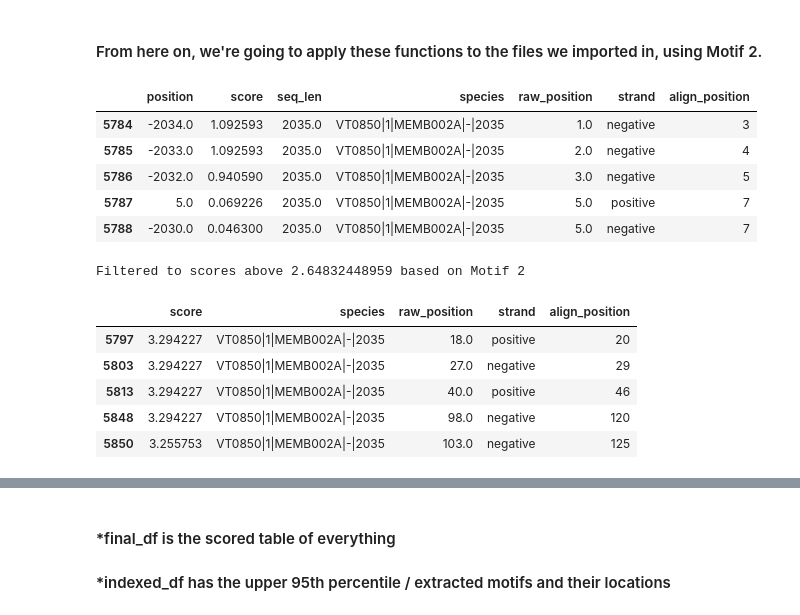
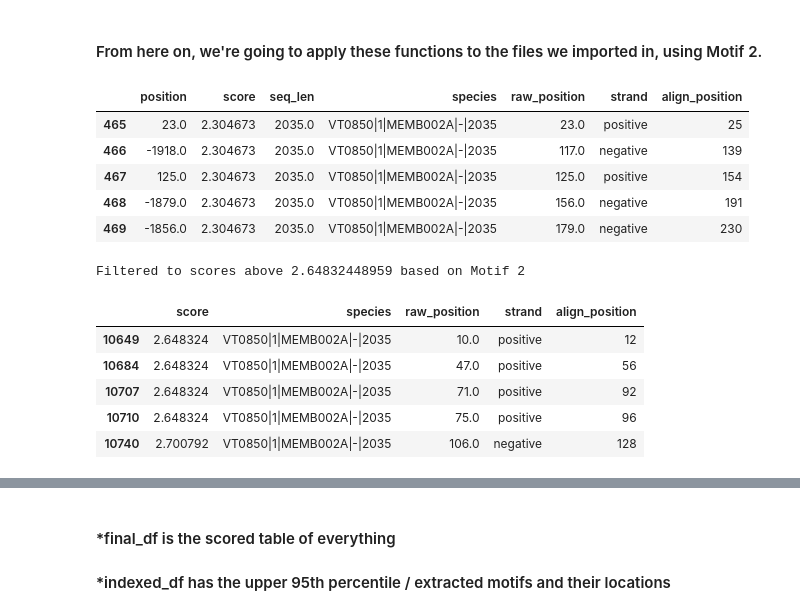
Before and after one commit to DiscoveryDNA/TFBS_presence, a Jupyter notebook: code/Motif_Scoring_and_Extraction.ipynb, the cells around one changed output, grey strips where cells are left out. Cells and saved outputs as stored; diff of their text form; code cells hidden in the pictures.

```diff
--- a/code/Motif_Scoring_and_Extraction.ipynb
+++ b/code/Motif_Scoring_and_Extraction.ipynb
@@ -395,13 +395,44 @@ def filter_95_percentile(TFBS_df, motif_used):
     return filtered_df
 # %% [markdown]
 #### From here on, we're going to apply these functions to the files we imported in, using Motif 2.
+# %%
+# *** Debugged version of calculate_dfs_TFB
+
+def calculate_one_dfs_TFBS(file, all_motifs):
+    """
+    files: A list of all the .fa files in the current directory.
+    all_motifs: A list of all the .fm files in the current directory.
+
+    Returns a df with the positions, score, and orientation saved into the current directory for all files.
+    """
+    #tables = []
+
+    for motif in all_motifs:
+        curr_file = read_records(file)
+        curr_motif = read_motif(motif)
+        curr_raw = raw_sequence_ungap(curr_file)
+        curr_cast = cast_sequence(curr_raw)
+
+        len_raw = len(extract_len_id(curr_raw, curr_cast))
+        raw_df = pd.DataFrame(positions(curr_raw, curr_cast, curr_motif))
+        temp_df = positive_positions(raw_df)
+        temp_df = define_sign(temp_df)
+
+        align_name = re.split(r'_', files[0])[-1]
+        final_df = merge_align_df(temp_df, curr_file, len_raw)
+        #tables.append(final_df)
+        #save_df(final_df, align_name, motif)
+
+    return final_df
 # %%
-TBFS_df = calculate_dfs_TFBS(files, all_motifs)
+# EXAMPLE
+TBFS_df = calculate_one_dfs_TFBS(files[0]
+                                    , all_motifs)
 TBFS_df.head()
 # %% [output]
 |  | position | score | seq_len | species | raw_position | strand | align_position |
-| 5784 | -2034.0 | 1.092593 | 2035.0 | VT0850|1|MEMB002A|-|2035 | 1.0 | negative | 3 |
-| 5785 | -2033.0 | 1.092593 | 2035.0 | VT0850|1|MEMB002A|-|2035 | 2.0 | negative | 4 |
-| 5786 | -2032.0 | 0.940590 | 2035.0 | VT0850|1|MEMB002A|-|2035 | 3.0 | negative | 5 |
-| 5787 | 5.0 | 0.069226 | 2035.0 | VT0850|1|MEMB002A|-|2035 | 5.0 | positive | 7 |
-| 5788 | -2030.0 | 0.046300 | 2035.0 | VT0850|1|MEMB002A|-|2035 | 5.0 | negative | 7 |
+| 465 | 23.0 | 2.304673 | 2035.0 | VT0850|1|MEMB002A|-|2035 | 23.0 | positive | 25 |
+| 466 | -1918.0 | 2.304673 | 2035.0 | VT0850|1|MEMB002A|-|2035 | 117.0 | negative | 139 |
+| 467 | 125.0 | 2.304673 | 2035.0 | VT0850|1|MEMB002A|-|2035 | 125.0 | positive | 154 |
+| 468 | -1879.0 | 2.304673 | 2035.0 | VT0850|1|MEMB002A|-|2035 | 156.0 | negative | 191 |
+| 469 | -1856.0 | 2.304673 | 2035.0 | VT0850|1|MEMB002A|-|2035 | 179.0 | negative | 230 |
@@ -408,4 +444,5 @@ TBFS_df.head()
 # %%
+# EXAMPLE
 # Only show the rows with scores above the 95% threshold.
 # Also removes a few unnecessary columns
 filtered = filter_95_percentile(TBFS_df, "Motif 2")
@@ -414,8 +451,8 @@ filtered.head()
 # %% [output]
 Filtered to scores above 2.64832448959 based on Motif 2
 |  | score | species | raw_position | strand | align_position |
-| 5797 | 3.294227 | VT0850|1|MEMB002A|-|2035 | 18.0 | positive | 20 |
-| 5803 | 3.294227 | VT0850|1|MEMB002A|-|2035 | 27.0 | negative | 29 |
-| 5813 | 3.294227 | VT0850|1|MEMB002A|-|2035 | 40.0 | positive | 46 |
-| 5848 | 3.294227 | VT0850|1|MEMB002A|-|2035 | 98.0 | negative | 120 |
-| 5850 | 3.255753 | VT0850|1|MEMB002A|-|2035 | 103.0 | negative | 125 |
+| 10649 | 2.648324 | VT0850|1|MEMB002A|-|2035 | 10.0 | positive | 12 |
+| 10684 | 2.648324 | VT0850|1|MEMB002A|-|2035 | 47.0 | positive | 56 |
+| 10707 | 2.648324 | VT0850|1|MEMB002A|-|2035 | 71.0 | positive | 92 |
+| 10710 | 2.648324 | VT0850|1|MEMB002A|-|2035 | 75.0 | positive | 96 |
+| 10740 | 2.700792 | VT0850|1|MEMB002A|-|2035 | 106.0 | negative | 128 |
```
Also changed, not shown: parts of 31 cells of this notebook.
